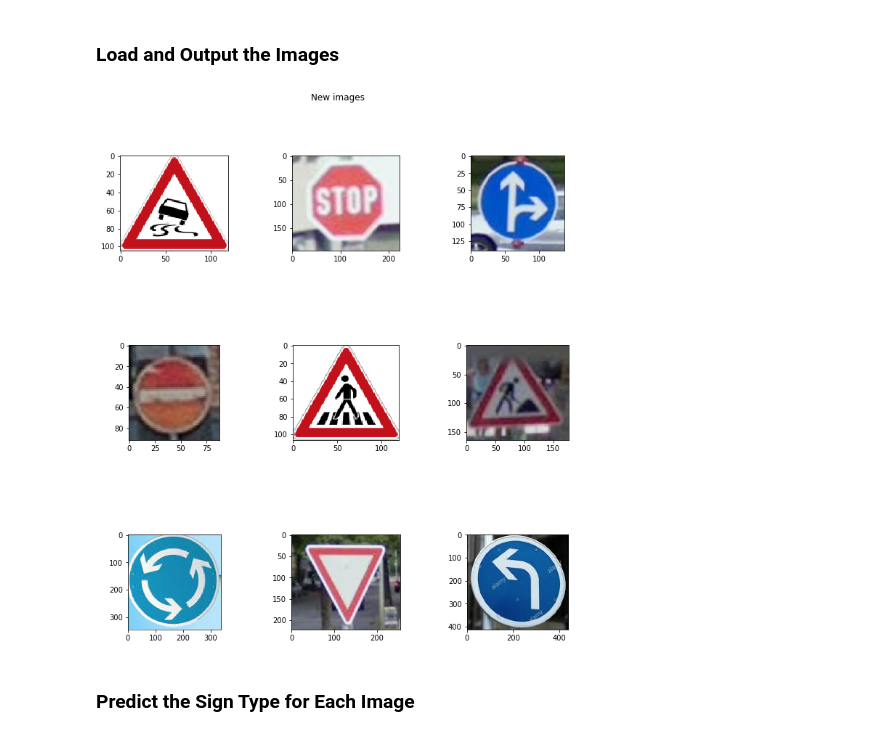
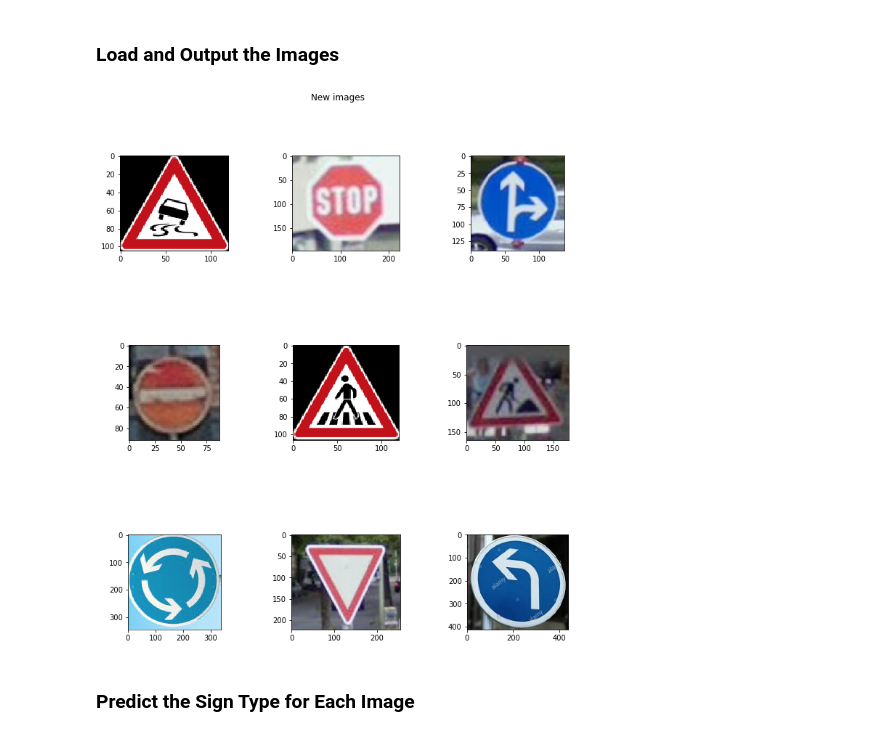
Before and after one commit to tcdoan/CarND-Traffic-Sign-Classifier-Project, a Jupyter notebook: Traffic_Sign_Classifier.ipynb, the cells around one changed output. Saved outputs shown, nothing was run; the diff lists cells and outputs as text; code cells hidden in the pictures.

```diff
--- a/Traffic_Sign_Classifier.ipynb
+++ b/Traffic_Sign_Classifier.ipynb
@@ -554,22 +557,29 @@ Nine pictures below are downloaded from:
 # %%
 import glob
 import numpy as np
 import matplotlib.pyplot as plt
 import matplotlib.image as mpimg
-imgFiles = glob.glob('newImages/*.*')
 
-def visualizeNewImages(imgFiles, title='New images'):
-    fig, ax = plt.subplots(nrows=3, ncols=3, figsize=(12, 12), gridspec_kw={'hspace': 1})
+def visualizeNewImages(imgFiles, classIds=None, title='New images', rows=3, cols=3):
+    fig, ax = plt.subplots(nrows=rows, ncols=cols, figsize=(12, 12), gridspec_kw={'hspace': 1})
     fig.suptitle(title)
+
     i = 0
     for imgFile in imgFiles:
         img = mpimg.imread(imgFile)
-        ax[i//3, i%3].imshow(img)
+
+        # Remove the last alpha channel
+        img = img[:,:,:3]
+        ax[i//rows, i%cols].imshow(img)
+        if classIds is not None:
+            classId = classIds[i]
+            label = signDict[classId][:40]
+            ax[i//rows, i%cols].set_title(label, fontsize=8)
         i +=1
 
-visualizeNewImages(imgFiles)
+visualizeNewImages(glob.glob('newImages/*.*'))
 # %% [output]
-[figure, old version]
+[figure, new version]
 # %% [markdown]
 ### Predict the Sign Type for Each Image
 # %%
```
Also changed, not shown: parts of 16 cells of this notebook, 1 other file.
